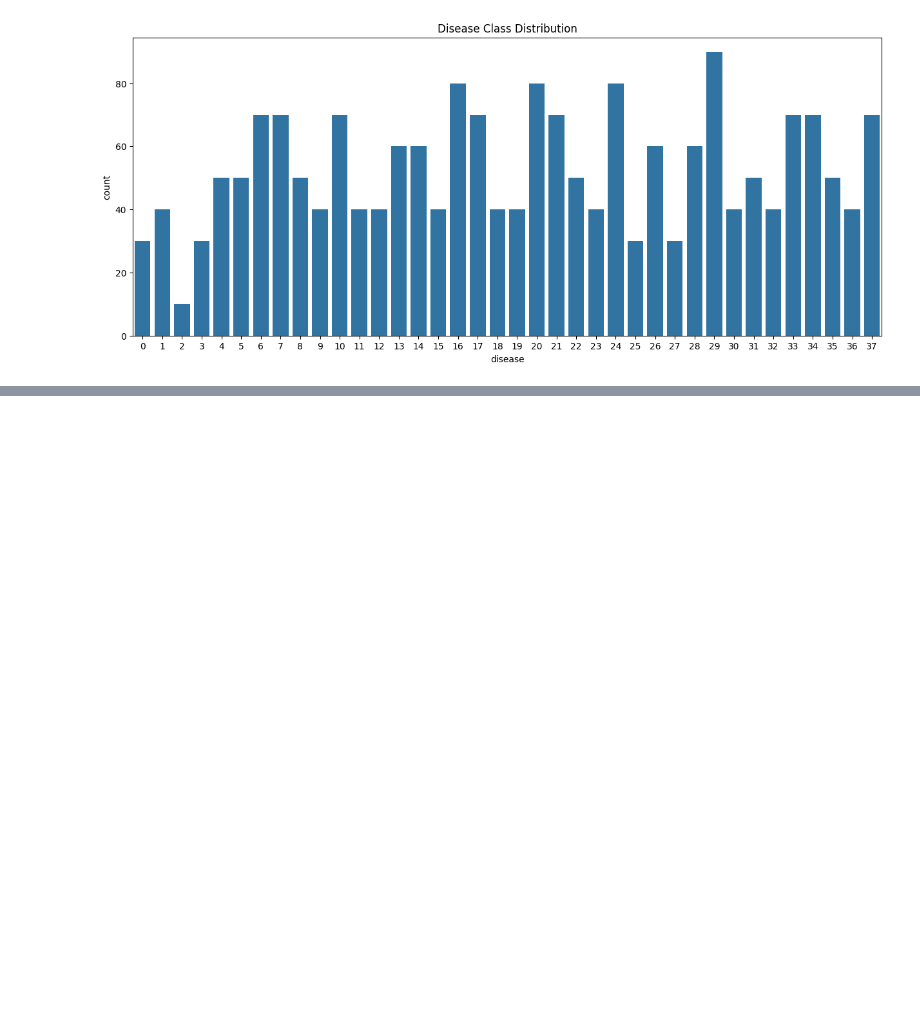
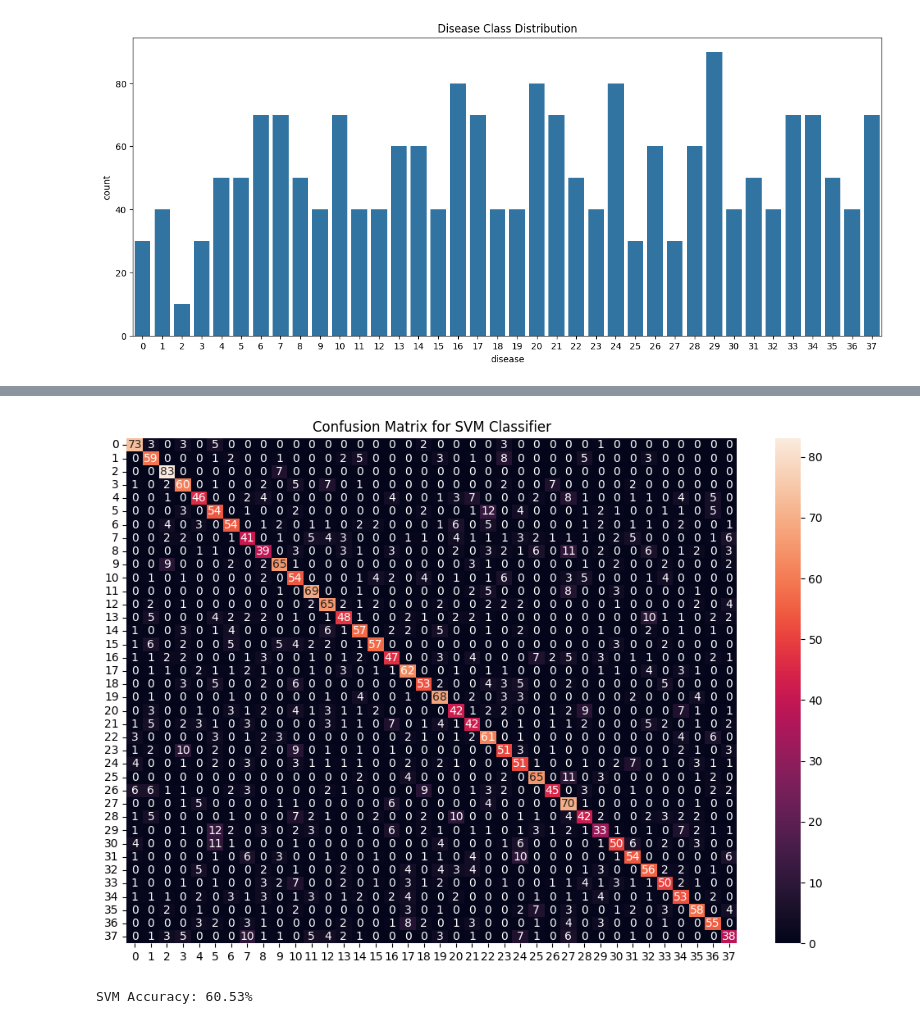
Before and after one commit to Khashayar-Arbabian/Disease-Prediction-Version1, a Jupyter notebook: Main Code.ipynb, the cells around one changed output, grey strips where cells are left out. Cells and saved outputs as stored; diff of their text form; code cells hidden in the pictures; blank space fills up the shorter version.

Commit message:
Cross-Validation with Stratified K-Fold, Model Training and comparison, Confusion Metrices, combining predictions, Final Predicter Function

```diff
--- a/Main Code.ipynb
+++ b/Main Code.ipynb
@@ -83,3 +83,18 @@ Mean Accuracy: 0.5398
 Model: SVM
 Scores: [0.51315789 0.51169591 0.49707602 0.48245614 0.49561404]
 Mean Accuracy: 0.5000
+# %%
+svm_model = SVC()
+svm_model.fit(X_resampled, y_resampled)
+svm_preds = svm_model.predict(X_resampled)
+
+cf_matrix_svm = confusion_matrix(y_resampled, svm_preds)
+plt.figure(figsize=(12, 8))
+sns.heatmap(cf_matrix_svm, annot=True, fmt="d")
+plt.title("Confusion Matrix for SVM Classifier")
+plt.show()
+
+print(f"SVM Accuracy: {accuracy_score(y_resampled, svm_preds) * 100:.2f}%")
+# %% [output]
+[figure, added]
+SVM Accuracy: 60.53%
```
Also changed, not shown: parts of 5 cells of this notebook.
